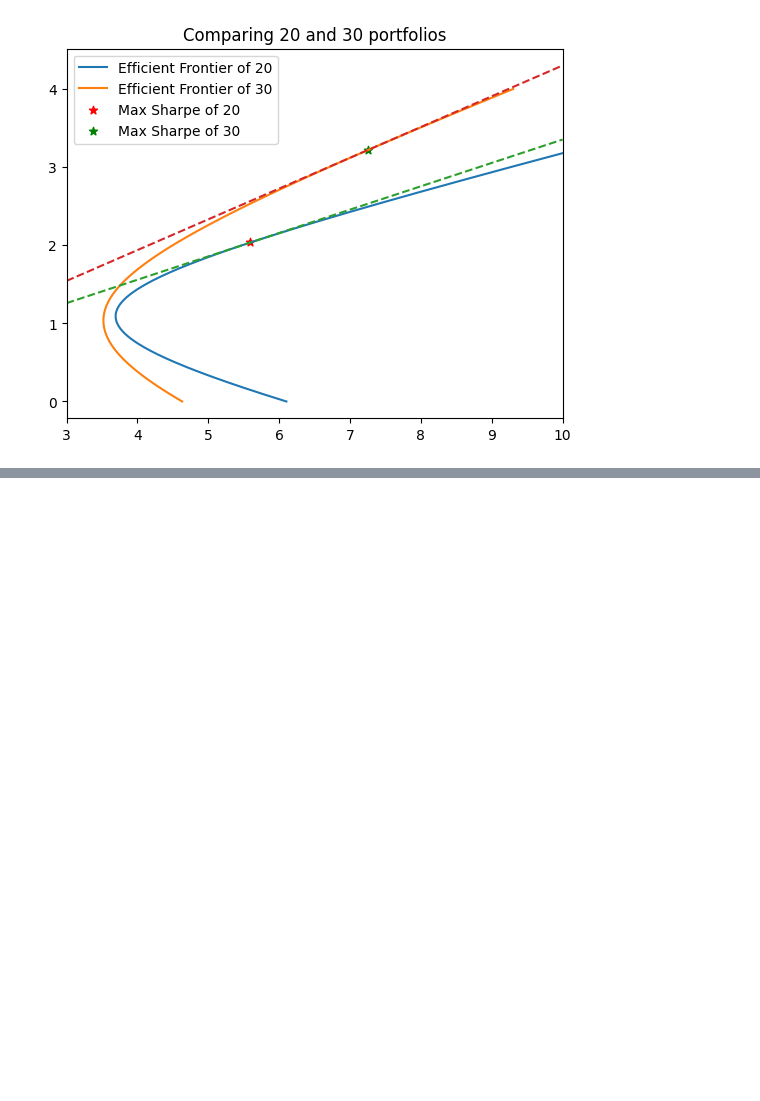
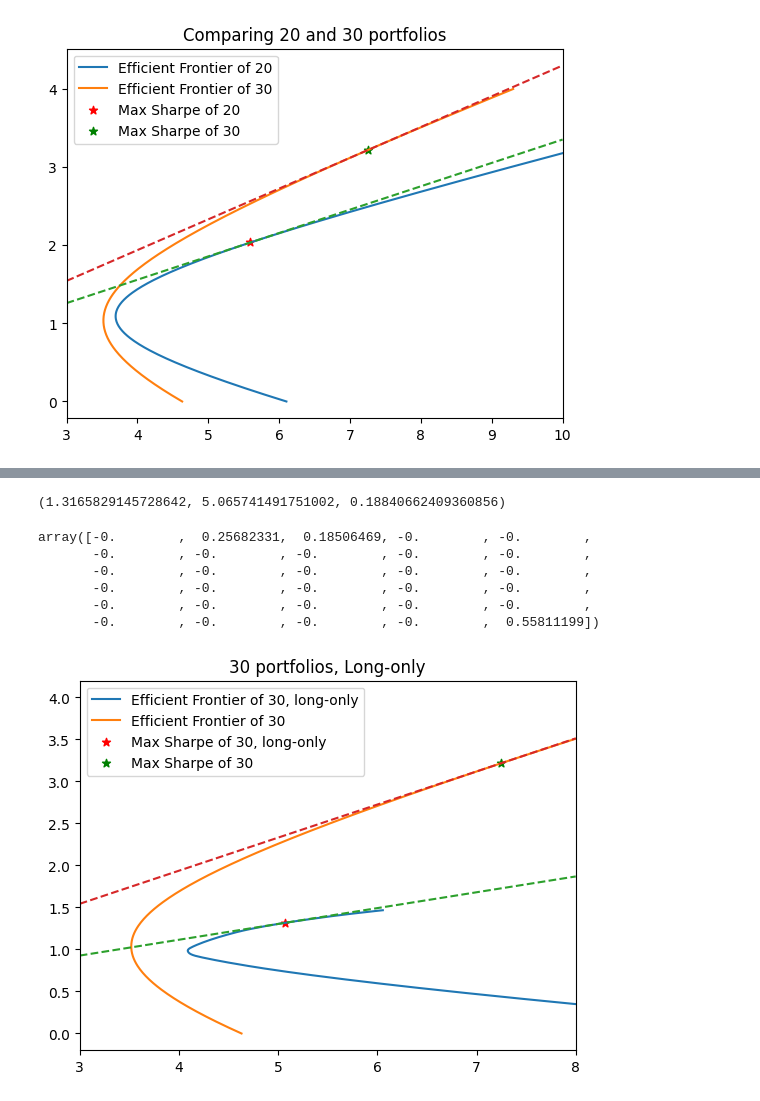
Before and after one commit to gerald-liu/FINA5210, a Jupyter notebook: part-2.ipynb, the cells around one changed output, grey strips where cells are left out. Saved outputs shown, nothing was run; the diff lists cells and outputs as text; code cells hidden in the pictures; blank space fills up the shorter version.

```diff
--- a/part-2.ipynb
+++ b/part-2.ipynb
@@ -219,0 +258,47 @@ plt.show()
+# %%
+ef_30_long = P_Efficient_Frontier(ret_range=np.linspace(0, 2, 200))
+ef_30_long.generate_ef(p_30_mu, p_30_S, long_only=True)
+tanp_30_long = ef_30_long.get_tan_p(risk_free_rate=rf_mu)
+# %%
+tanp_30_long.ret, tanp_30_long.sd, tanp_30_long.sharpe
+# %% [output]
+(1.3165829145728642, 5.065741491751002, 0.18840662409360856)
+# %%
+tanp_30_long.weights.round(decimals=8)
+# %% [output]
+array([-0.        ,  0.25682331,  0.18506469, -0.        , -0.        ,
+       -0.        , -0.        , -0.        , -0.        , -0.        ,
+       -0.        , -0.        , -0.        , -0.        , -0.        ,
+       -0.        , -0.        , -0.        , -0.        , -0.        ,
+       -0.        , -0.        , -0.        , -0.        , -0.        ,
+       -0.        , -0.        , -0.        , -0.        ,  0.55811199])
+# %%
+_, ax = plt.subplots()
+
+sd_ef_30_long, ret_ef_30_long = ef_30_long.get_sd_ret_arr()
+ax.plot(sd_ef_30_long, ret_ef_30_long,
+        label='Efficient Frontier of 30, long-only')
+
+sd_ef_30, ret_ef_30 = ef_30.get_sd_ret_arr()
+ax.plot(sd_ef_30, ret_ef_30,
+        label='Efficient Frontier of 30')
+
+ax.scatter(tanp_30_long.sd, tanp_30_long.ret, marker="*", c="r",
+           label="Max Sharpe of 30, long-only")
+ax.scatter(tanp_30.sd, tanp_30.ret, marker="*", c="g",
+           label="Max Sharpe of 30")
+
+ax.set_xlim(3, 8)
+ax.plot([3, 8],
+        [3 * tanp_30_long.sharpe + rf_mu, 8 * tanp_30_long.sharpe + rf_mu],
+        '--')
+ax.plot([3, 8],
+        [3 * tanp_30.sharpe + rf_mu, 8 * tanp_30.sharpe + rf_mu],
+        '--')
+
+ax.set_title("30 portfolios, Long-only")
+
+ax.legend()
+plt.show()
+# %% [output]
+[figure, added]
```
Also changed, not shown: parts of 3 cells of this notebook, 1 other file.
